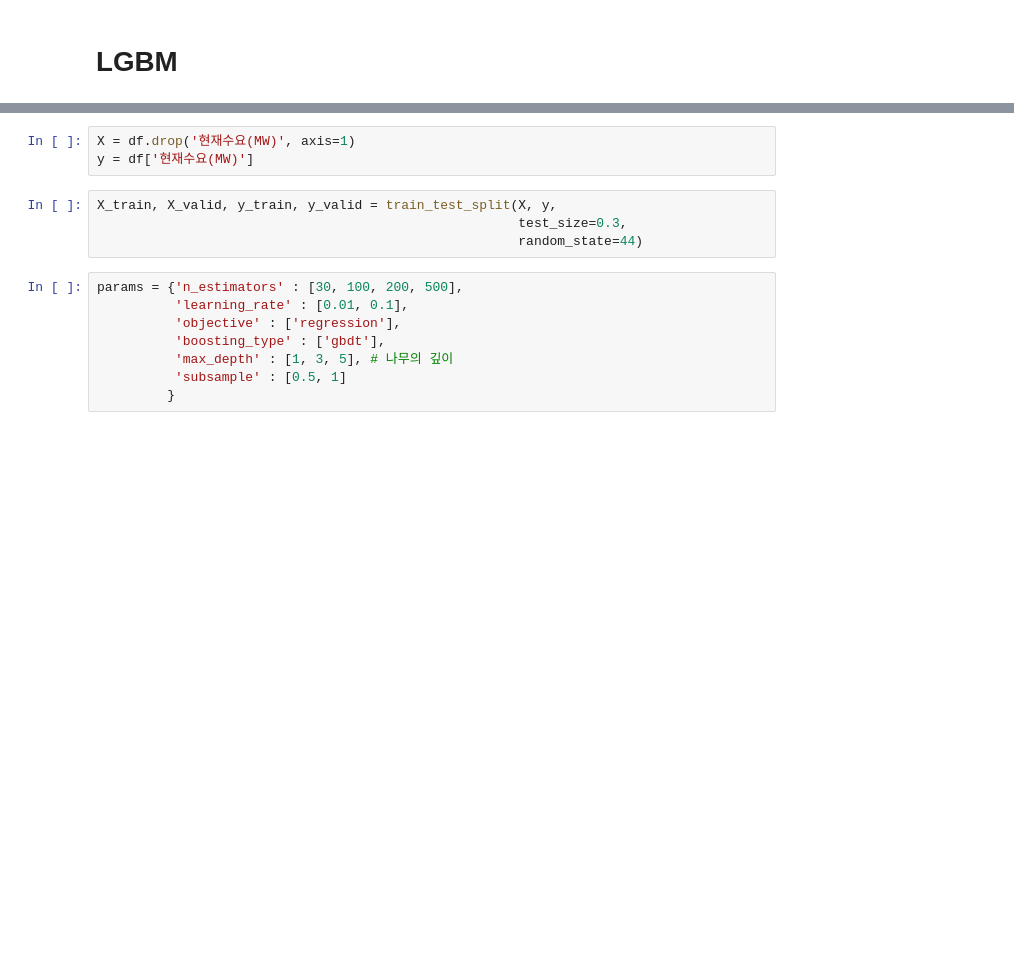
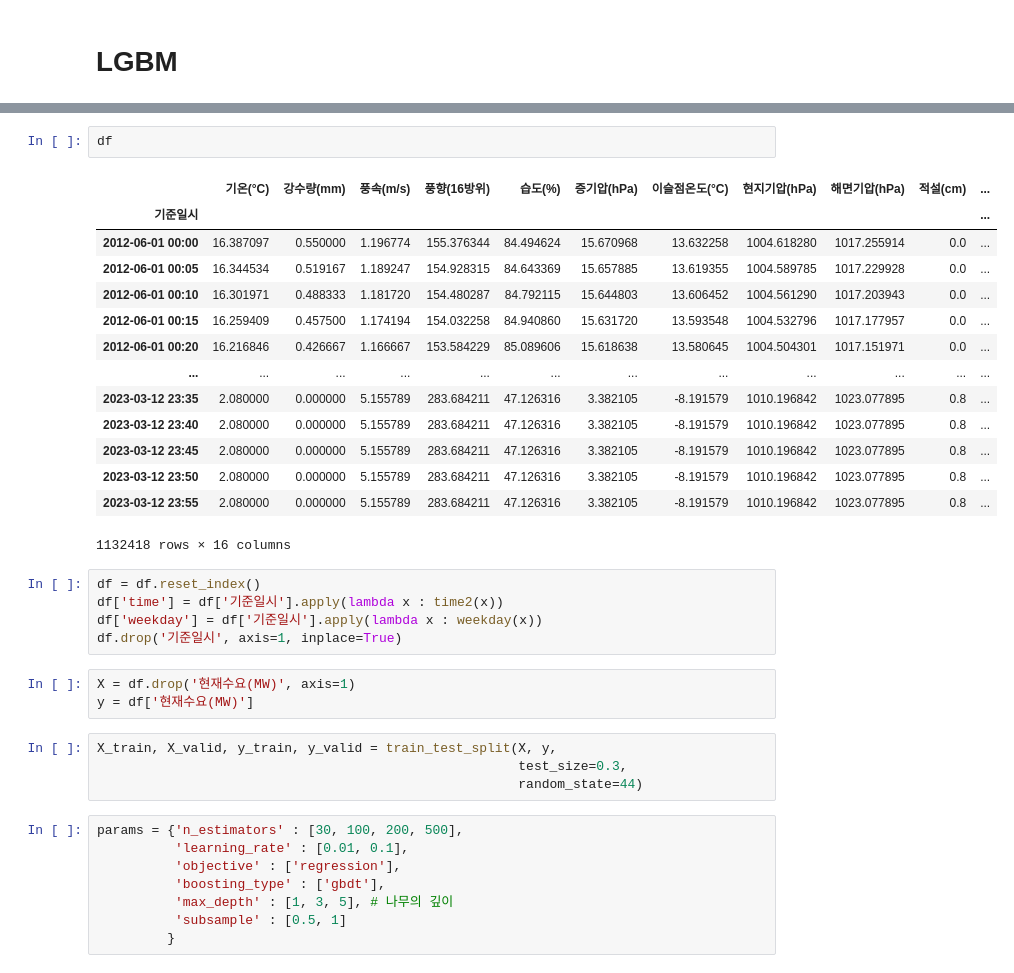
Before and after one commit to lhshs/Contest, a Jupyter notebook: 2307_11th_PublicData/Modeling.ipynb, the cells around one changed output, grey strips where cells are left out. Saved outputs shown, nothing was run; the diff lists cells and outputs as text; blank space fills up the shorter version.

```diff
--- a/2307_11th_PublicData/Modeling.ipynb
+++ b/2307_11th_PublicData/Modeling.ipynb
@@ -177,10 +323,32 @@ df.drop('기준일시', axis=1, inplace=True)
+# %%
+df
+# %% [output]
+|  | 기온(°C) | 강수량(mm) | 풍속(m/s) | 풍향(16방위) | 습도(%) | 증기압(hPa) | 이슬점온도(°C) | 현지기압(hPa) | 해면기압(hPa) | 적설(cm) | ... |
+| 기준일시 |  |  |  |  |  |  |  |  |  |  | ... |
+| 2012-06-01 00:00 | 16.387097 | 0.550000 | 1.196774 | 155.376344 | 84.494624 | 15.670968 | 13.632258 | 1004.618280 | 1017.255914 | 0.0 | ... |
+| 2012-06-01 00:05 | 16.344534 | 0.519167 | 1.189247 | 154.928315 | 84.643369 | 15.657885 | 13.619355 | 1004.589785 | 1017.229928 | 0.0 | ... |
+| 2012-06-01 00:10 | 16.301971 | 0.488333 | 1.181720 | 154.480287 | 84.792115 | 15.644803 | 13.606452 | 1004.561290 | 1017.203943 | 0.0 | ... |
+| 2012-06-01 00:15 | 16.259409 | 0.457500 | 1.174194 | 154.032258 | 84.940860 | 15.631720 | 13.593548 | 1004.532796 | 1017.177957 | 0.0 | ... |
+| 2012-06-01 00:20 | 16.216846 | 0.426667 | 1.166667 | 153.584229 | 85.089606 | 15.618638 | 13.580645 | 1004.504301 | 1017.151971 | 0.0 | ... |
+| ... | ... | ... | ... | ... | ... | ... | ... | ... | ... | ... | ... |
+| 2023-03-12 23:35 | 2.080000 | 0.000000 | 5.155789 | 283.684211 | 47.126316 | 3.382105 | -8.191579 | 1010.196842 | 1023.077895 | 0.8 | ... |
+| 2023-03-12 23:40 | 2.080000 | 0.000000 | 5.155789 | 283.684211 | 47.126316 | 3.382105 | -8.191579 | 1010.196842 | 1023.077895 | 0.8 | ... |
+| 2023-03-12 23:45 | 2.080000 | 0.000000 | 5.155789 | 283.684211 | 47.126316 | 3.382105 | -8.191579 | 1010.196842 | 1023.077895 | 0.8 | ... |
+| 2023-03-12 23:50 | 2.080000 | 0.000000 | 5.155789 | 283.684211 | 47.126316 | 3.382105 | -8.191579 | 1010.196842 | 1023.077895 | 0.8 | ... |
+| 2023-03-12 23:55 | 2.080000 | 0.000000 | 5.155789 | 283.684211 | 47.126316 | 3.382105 | -8.191579 | 1010.196842 | 1023.077895 | 0.8 | ... |
+1132418 rows × 16 columns
+# %%
+df = df.reset_index()
+df['time'] = df['기준일시'].apply(lambda x : time2(x))
+df['weekday'] = df['기준일시'].apply(lambda x : weekday(x))
+df.drop('기준일시', axis=1, inplace=True)
 # %%
 X = df.drop('현재수요(MW)', axis=1)
 y = df['현재수요(MW)']
-# %%
-X_train, X_valid, y_train, y_valid = train_test_split(X, y,
-                                                      test_size=0.3,
-                                                      random_state=44)
+# %%
+X_train, X_valid, y_train, y_valid = train_test_split(X, y,
+                                                      test_size=0.3,
+                                                      random_state=44)
 # %%
 params = {'n_estimators' : [30, 100, 200, 500],
           'learning_rate' : [0.01, 0.1],
```
Also changed, not shown: parts of 26 cells of this notebook.
